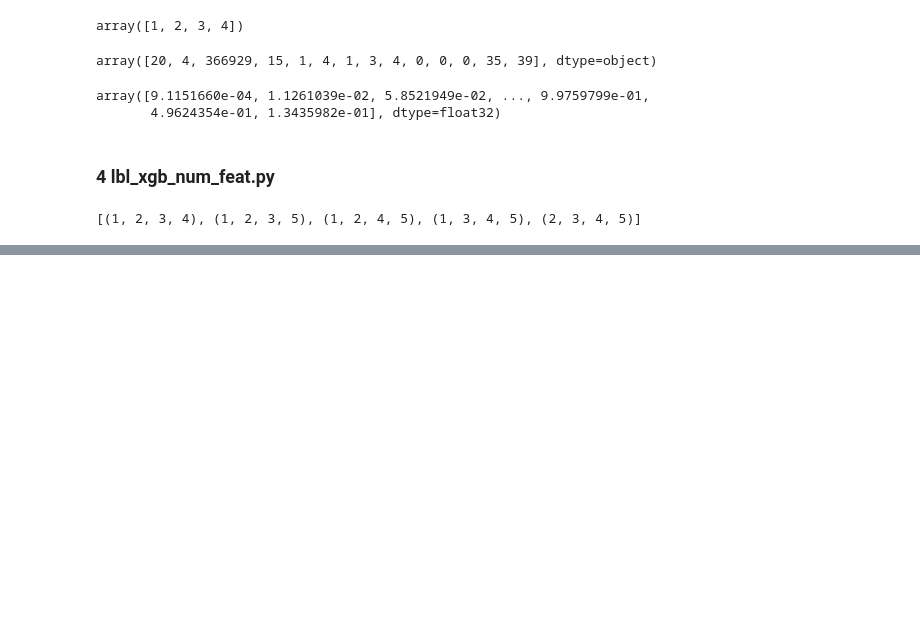
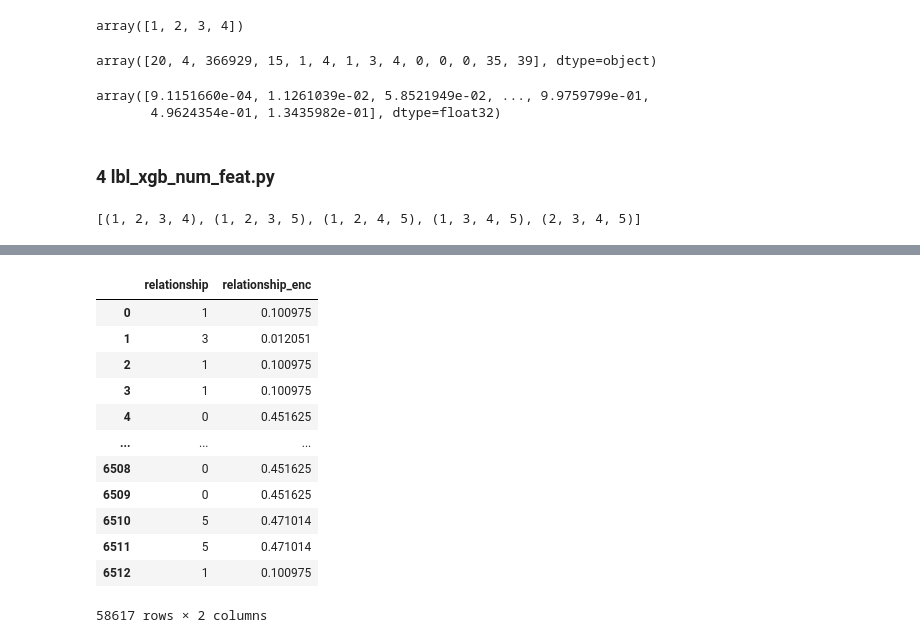
Before and after one commit to akhi08/Thinkstats2_exercise, a Jupyter notebook: Thinkstats/Approach any problem with ml/Approaching Categorical variable.ipynb, the cells around one changed output, grey strips where cells are left out. Drawn from its saved outputs; the diff is of its cells as text; code cells hidden in the pictures; blank space fills up the shorter version.

Commit message:
target encoding

```diff
--- a/Thinkstats/Approach any problem with ml/Approaching Categorical variable.ipynb
+++ b/Thinkstats/Approach any problem with ml/Approaching Categorical variable.ipynb
@@ -1309,0 +1422,11 @@ list(itertools.combinations([1,2,3,4,5], 4))
+# %%
+encoded_dfs=[]
+for column in features:
+    # create dict of category:mean target
+        mapping_dict = dict(df_train.groupby(column)["income"].mean())
+    # column_enc is the new column we have with mean encoding
+        df_valid.loc[:, column + "_enc"] = df_valid[column].map(mapping_dict)
+    # append to our list of encoded validation dataframes
+        encoded_dfs.append(df_valid)
+    # create full data frame again and return
+encoded_df = pd.concat(encoded_dfs, axis=0)
@@ -1309,0 +1497,16 @@ list(itertools.combinations([1,2,3,4,5], 4))
+# %%
+encoded_df[['relationship','relationship_enc']]
+# %% [output]
+|  | relationship | relationship_enc |
+| 0 | 1 | 0.100975 |
+| 1 | 3 | 0.012051 |
+| 2 | 1 | 0.100975 |
+| 3 | 1 | 0.100975 |
+| 4 | 0 | 0.451625 |
+| ... | ... | ... |
+| 6508 | 0 | 0.451625 |
+| 6509 | 0 | 0.451625 |
+| 6510 | 5 | 0.471014 |
+| 6511 | 5 | 0.471014 |
+| 6512 | 1 | 0.100975 |
+58617 rows × 2 columns
```
Also changed, not shown: parts of 11 cells of this notebook, 2 other files.
